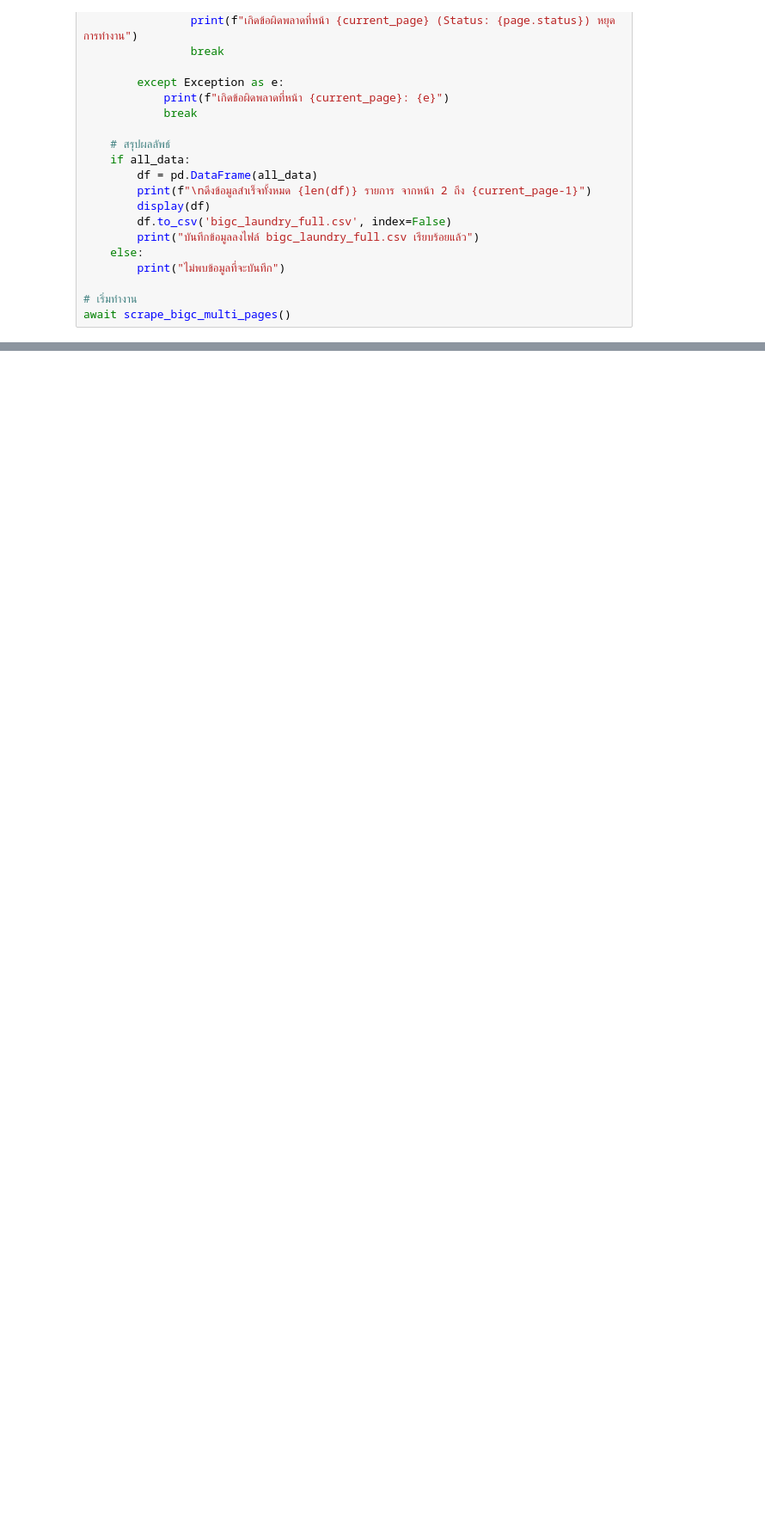
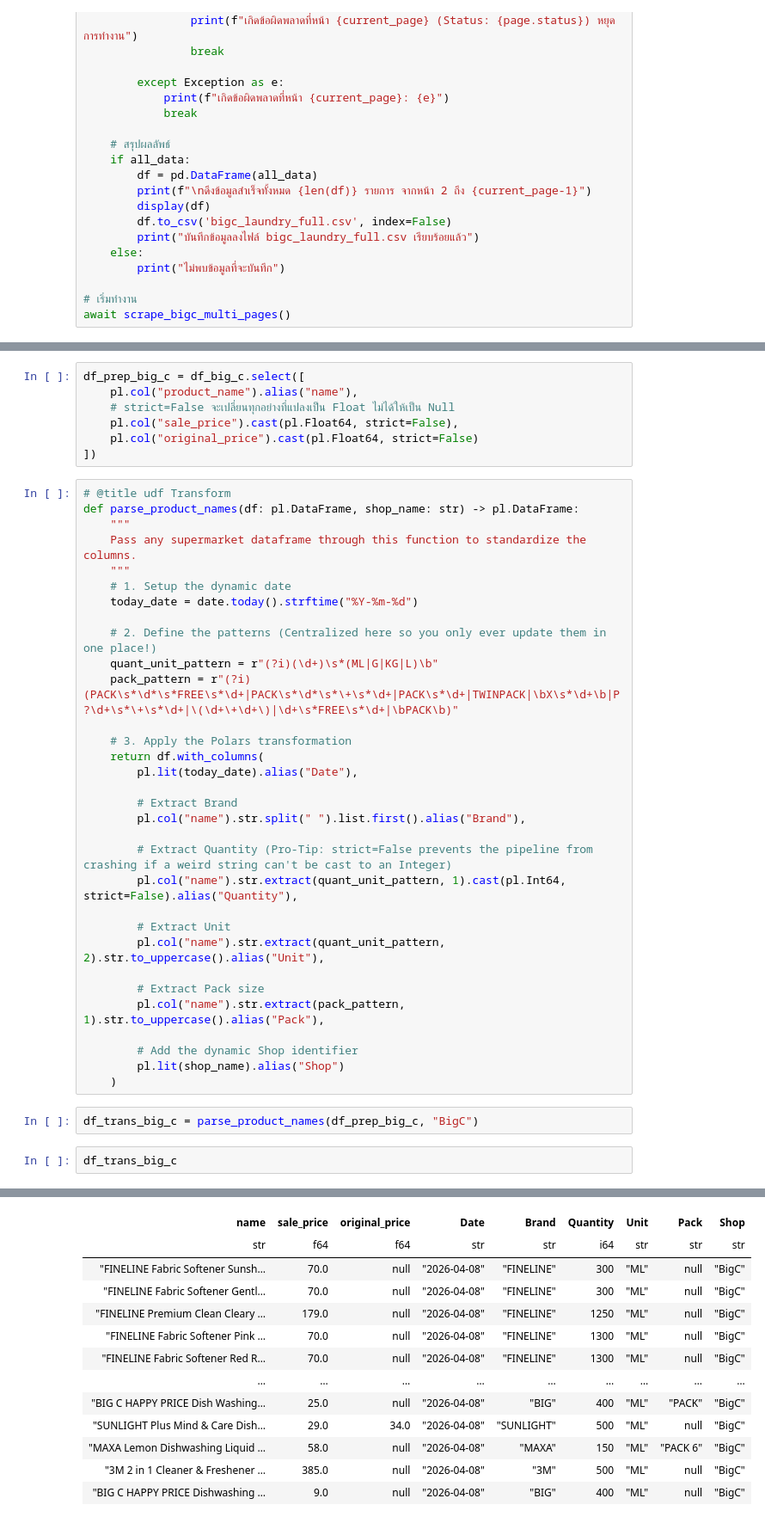
Before and after one commit to chaunijs/onlineshoppingprice, a Jupyter notebook: big_C_cloudflare.ipynb, the cells around one changed output, grey strips where cells are left out. Shown at 86% size. Cells and saved outputs as stored; diff of their text form; blank space fills up the shorter version.

Commit message:
update big C transform and combine

```diff
--- a/big_C_cloudflare.ipynb
+++ b/big_C_cloudflare.ipynb
@@ -201,0 +304,44 @@ if not df_big_c_dishwash.is_empty():
+# %%
+df_prep_big_c = df_big_c.select([
+    pl.col("product_name").alias("name"),
+    # strict=False จะเปลี่ยนทุกอย่างที่แปลงเป็น Float ไม่ได้ให้เป็น Null
+    pl.col("sale_price").cast(pl.Float64, strict=False),
+    pl.col("original_price").cast(pl.Float64, strict=False)
+])
+# %%
+# @title udf Transform
+def parse_product_names(df: pl.DataFrame, shop_name: str) -> pl.DataFrame:
+    """
+    Pass any supermarket dataframe through this function to standardize the columns.
+    """
+    # 1. Setup the dynamic date
+    today_date = date.today().strftime("%Y-%m-%d")
+
+    # 2. Define the patterns (Centralized here so you only ever update them in one place!)
+    quant_unit_pattern = r"(?i)(\d+)\s*(ML|G|KG|L)\b"
+    pack_pattern = r"(?i)(PACK\s*\d*\s*FREE\s*\d+|PACK\s*\d*\s*\+\s*\d+|PACK\s*\d+|TWINPACK|\bX\s*\d+\b|P?\d+\s*\+\s*\d+|\(\d+\+\d+\)|\d+\s*FREE\s*\d+|\bPACK\b)"
+
+    # 3. Apply the Polars transformation
+    return df.with_columns(
+        pl.lit(today_date).alias("Date"),
+
+        # Extract Brand
+        pl.col("name").str.split(" ").list.first().alias("Brand"),
+
+        # Extract Quantity (Pro-Tip: strict=False prevents the pipeline from crashing if a weird string can't be cast to an Integer)
+        pl.col("name").str.extract(quant_unit_pattern, 1).cast(pl.Int64, strict=False).alias("Quantity"),
+
+        # Extract Unit
+        pl.col("name").str.extract(quant_unit_pattern, 2).str.to_uppercase().alias("Unit"),
+
+        # Extract Pack size
+        pl.col("name").str.extract(pack_pattern, 1).str.to_uppercase().alias("Pack"),
+
+        # Add the dynamic Shop identifier
+        pl.lit(shop_name).alias("Shop")
+    )
+# %%
+df_trans_big_c = parse_product_names(df_prep_big_c, "BigC")
+# %%
+df_trans_big_c
+# %% [output]
@@ -201,0 +349,13 @@ if not df_big_c_dishwash.is_empty():
+| name | sale_price | original_price | Date | Brand | Quantity | Unit | Pack | Shop |
+| str | f64 | f64 | str | str | i64 | str | str | str |
+| "FINELINE Fabric Softener Sunsh… | 70.0 | null | "2026-04-08" | "FINELINE" | 300 | "ML" | null | "BigC" |
+| "FINELINE Fabric Softener Gentl… | 70.0 | null | "2026-04-08" | "FINELINE" | 300 | "ML" | null | "BigC" |
+| "FINELINE Premium Clean Cleary … | 179.0 | null | "2026-04-08" | "FINELINE" | 1250 | "ML" | null | "BigC" |
+| "FINELINE Fabric Softener Pink … | 70.0 | null | "2026-04-08" | "FINELINE" | 1300 | "ML" | null | "BigC" |
+| "FINELINE Fabric Softener Red R… | 70.0 | null | "2026-04-08" | "FINELINE" | 1300 | "ML" | null | "BigC" |
+| … | … | … | … | … | … | … | … | … |
+| "BIG C HAPPY PRICE Dish Washing… | 25.0 | null | "2026-04-08" | "BIG" | 400 | "ML" | "PACK" | "BigC" |
+| "SUNLIGHT Plus Mind & Care Dish… | 29.0 | 34.0 | "2026-04-08" | "SUNLIGHT" | 500 | "ML" | null | "BigC" |
+| "MAXA Lemon Dishwashing Liquid … | 58.0 | null | "2026-04-08" | "MAXA" | 150 | "ML" | "PACK 6" | "BigC" |
+| "3M 2 in 1 Cleaner & Freshener … | 385.0 | null | "2026-04-08" | "3M" | 500 | "ML" | null | "BigC" |
+| "BIG C HAPPY PRICE Dishwashing … | 9.0 | null | "2026-04-08" | "BIG" | 400 | "ML" | null | "BigC" |
```
Also changed, not shown: parts of 8 cells of this notebook.
